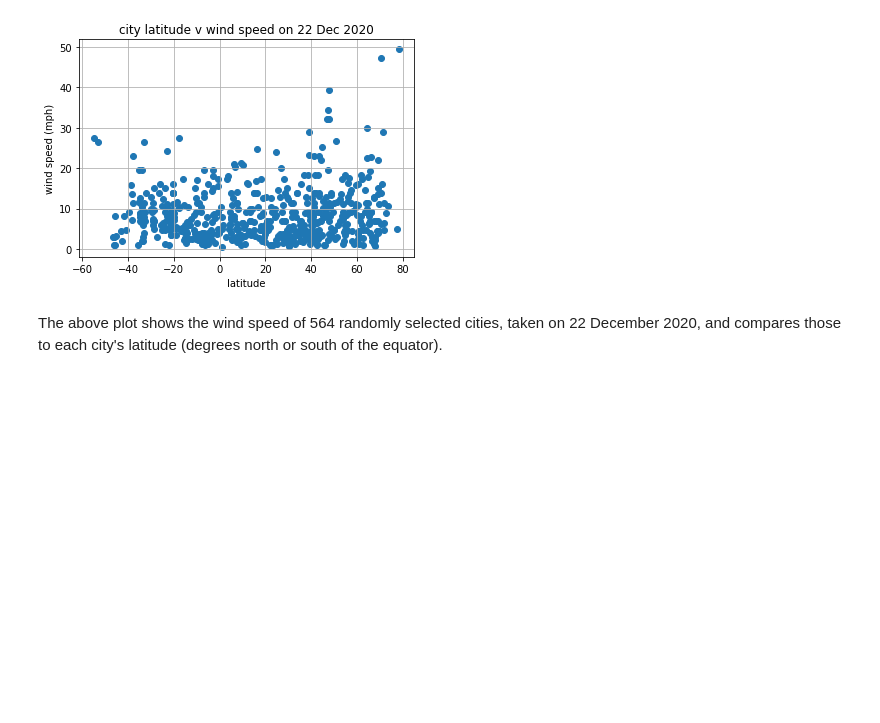
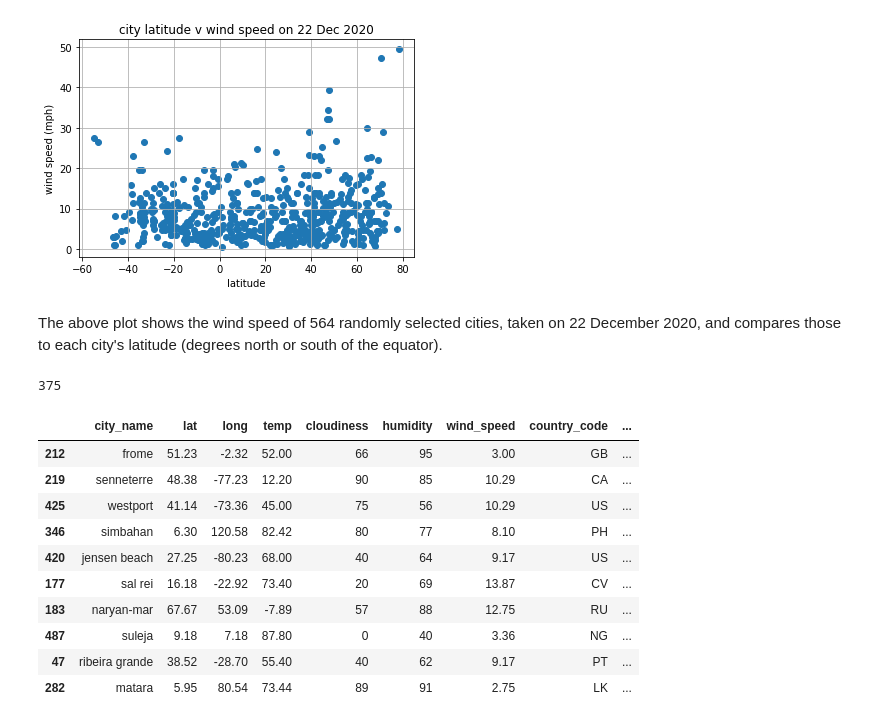
Before and after one commit to sarahDH615/python-api-challenge, a Jupyter notebook: weatherpy/weatherpy.ipynb, the cells around one changed output. Drawn from its saved outputs; the diff is of its cells as text; code cells hidden in the pictures; blank space fills up the shorter version.

```diff
--- a/weatherpy/weatherpy.ipynb
+++ b/weatherpy/weatherpy.ipynb
@@ -236,3 +236,20 @@ plt.show()
 [figure]
 # %% [markdown]
 The above plot shows the wind speed of 564 randomly selected cities, taken on 22 December 2020, and compares those to each city's latitude (degrees north or south of the equator).
+# %%
+northern_hemi_data_df = weather_data_df[weather_data_df['lat'] > 0]
+print(len(northern_hemi_data_df))
+northern_hemi_data_df.sample(10)
+# %% [output]
+375
+|  | city_name | lat | long | temp | cloudiness | humidity | wind_speed | country_code | ... |
+| 212 | frome | 51.23 | -2.32 | 52.00 | 66 | 95 | 3.00 | GB | ... |
+| 219 | senneterre | 48.38 | -77.23 | 12.20 | 90 | 85 | 10.29 | CA | ... |
+| 425 | westport | 41.14 | -73.36 | 45.00 | 75 | 56 | 10.29 | US | ... |
+| 346 | simbahan | 6.30 | 120.58 | 82.42 | 80 | 77 | 8.10 | PH | ... |
+| 420 | jensen beach | 27.25 | -80.23 | 68.00 | 40 | 64 | 9.17 | US | ... |
+| 177 | sal rei | 16.18 | -22.92 | 73.40 | 20 | 69 | 13.87 | CV | ... |
+| 183 | naryan-mar | 67.67 | 53.09 | -7.89 | 57 | 88 | 12.75 | RU | ... |
+| 487 | suleja | 9.18 | 7.18 | 87.80 | 0 | 40 | 3.36 | NG | ... |
+| 47 | ribeira grande | 38.52 | -28.70 | 55.40 | 40 | 62 | 9.17 | PT | ... |
+| 282 | matara | 5.95 | 80.54 | 73.44 | 89 | 91 | 2.75 | LK | ... |
```
Also changed, not shown: parts of 3 cells of this notebook.
